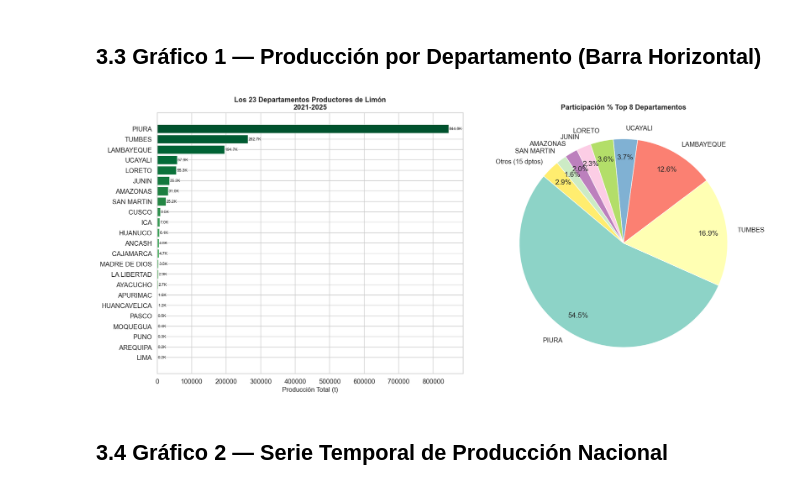
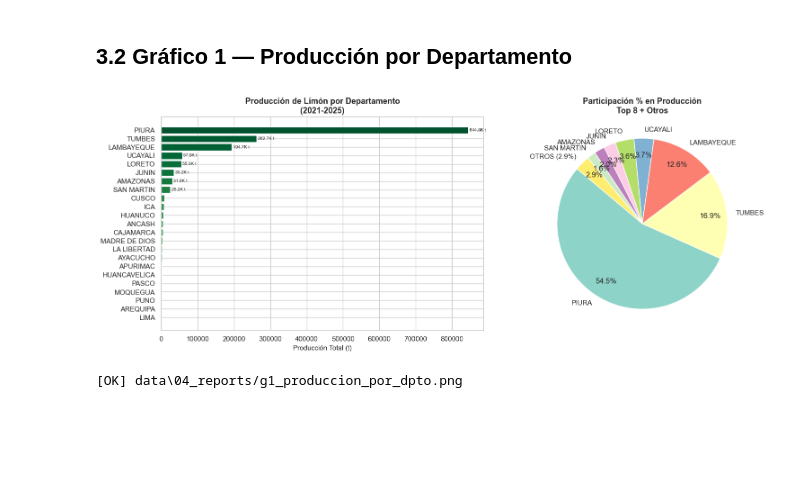
Before and after one commit to YeralD21/Machine-Learning-Multimodal--Agro-NLP-Clima-, a Jupyter notebook: notebooks/actividad_03_eda.ipynb, the cells around one changed output. Drawn from its saved outputs; the diff is of its cells as text; code cells hidden in the pictures; blank space fills up the shorter version.

Commit message:
Integración completa de datos NASA POWER en pipeline 01-10 y reportes EDA

```diff
--- a/notebooks/actividad_03_eda.ipynb
+++ b/notebooks/actividad_03_eda.ipynb
@@ -49,15 +108,0 @@ MIDAGRI: 19,573 registros | 23 departamentos
-# %%
-
-geo = (df_m.groupby('Dpto')
-       .agg(prod_total=('PRODUCCION(t)','sum'), n_prov=('Prov','nunique'), n_reg=('PRODUCCION(t)','count'))
-       .sort_values('prod_total', ascending=False).reset_index())
-total = geo['prod_total'].sum()
-geo['pct'] = (geo['prod_total']/total*100).round(2)
-
-# Tabla completa
-print(f"{'DEPARTAMENTO':<25} {'PRODUCCIÓN (t)':>16} {'PROVINCIAS':>11} {'%':>7}")
-print('-'*62)
-for _, r in geo.iterrows():
-    print(f"{r['Dpto']:<25} {r['prod_total']:>16,.2f} {int(r['n_prov']):>11} {r['pct']:>6.2f}%")
-print('-'*62)
-print(f"{'TOTAL':>25} {total:>16,.2f} {'':>11} {'100.00%':>7}")
@@ -82,28 +143,37 @@ LIMA                                221.00           1   0.01%
 # %% [markdown]
-## 3.3 Gráfico 1 — Producción por Departamento (Barra Horizontal)
+## 3.2 Gráfico 1 — Producción por Departamento
 # %%
 
-fig, axes = plt.subplots(1, 2, figsize=(18, 8))
-colors = plt.cm.YlGn(np.linspace(0.3, 0.95, len(geo)))[::-1]
-axes[0].barh(geo['Dpto'], geo['prod_total'], color=colors, edgecolor='white', linewidth=0.5)
-axes[0].set_xlabel('Producción Total (t)', fontsize=12)
-axes[0].set_title(f'Los {len(geo)} Departamentos Productores de Limón\n2021-2025', fontsize=13, fontweight='bold')
+fig, axes = plt.subplots(1, 2, figsize=(16, 6))
+
+# Barras horizontales
+colors = plt.cm.YlGn(np.linspace(0.4, 0.95, len(geo)))[::-1]
+bars = axes[0].barh(geo['Dpto'], geo['produccion_total_t'], color=colors)
+axes[0].set_xlabel('Producción Total (t)', fontsize=11)
+axes[0].set_title('Producción de Limón por Departamento\n(2021-2025)', fontsize=13, fontweight='bold')
 axes[0].invert_yaxis()
-for i, (val, dpto) in enumerate(zip(geo['prod_total'], geo['Dpto'])):
-    axes[0].text(val + total*0.001, i, f'{val/1000:.1f}K', va='center', fontsize=7.5)
+for bar, val in zip(bars, geo['produccion_total_t']):
+    if val > total*0.01:
+        axes[0].text(bar.get_width()+total*0.002, bar.get_y()+bar.get_height()/2,
+                     f'{val/1000:.1f}K t', va='center', fontsize=7)
 
-# Participación % (top 8 + otros)
-top = geo.head(8); otros = geo.iloc[8:]
-pvals = list(top['prod_total']) + [otros['prod_total'].sum()]
-plbls = [d[:14] for d in top['Dpto']] + [f'Otros ({len(otros)} dptos)']
-wcols = plt.cm.Set3(np.linspace(0, 1, len(pvals)))
-wedges, _, autotexts = axes[1].pie(pvals, labels=plbls, autopct='%1.1f%%',
-    startangle=140, colors=wcols, pctdistance=0.82)
-axes[1].set_title('Participación % Top 8 Departamentos', fontsize=13, fontweight='bold')
+# Torta (top 8 + otros)
+top8 = geo.head(8).copy()
+otros_val = geo.iloc[8:]['produccion_total_t'].sum()
+otros_pct = geo.iloc[8:]['pct'].sum()
+pie_vals = list(top8['produccion_total_t']) + [otros_val]
+pie_labels = list(top8['Dpto'].str[:12]) + [f'OTROS ({otros_pct:.1f}%)']
+wedges, texts, autotexts = axes[1].pie(
+    pie_vals, labels=pie_labels, autopct='%1.1f%%',
+    startangle=140, pctdistance=0.8,
+    colors=plt.cm.Set3(np.linspace(0, 1, len(pie_vals))))
+axes[1].set_title('Participación % en Producción\nTop 8 + Otros', fontsize=13, fontweight='bold')
+
 plt.tight_layout()
-plt.savefig(f"{REPORTS}/g01_prod_dpto.png", dpi=150, bbox_inches='tight')
+g_path = f"{REPORTS}/g1_produccion_por_dpto.png"
+plt.savefig(g_path, dpi=150, bbox_inches='tight')
 plt.show()
+print(f"[OK] {g_path}")
 # %% [output]
-[figure, old version]
+[figure, new version]
+[OK] data\04_reports/g1_produccion_por_dpto.png
-# %% [markdown]
-## 3.4 Gráfico 2 — Serie Temporal de Producción Nacional
```
Also changed, not shown: parts of 20 cells of this notebook, 40 other files.
